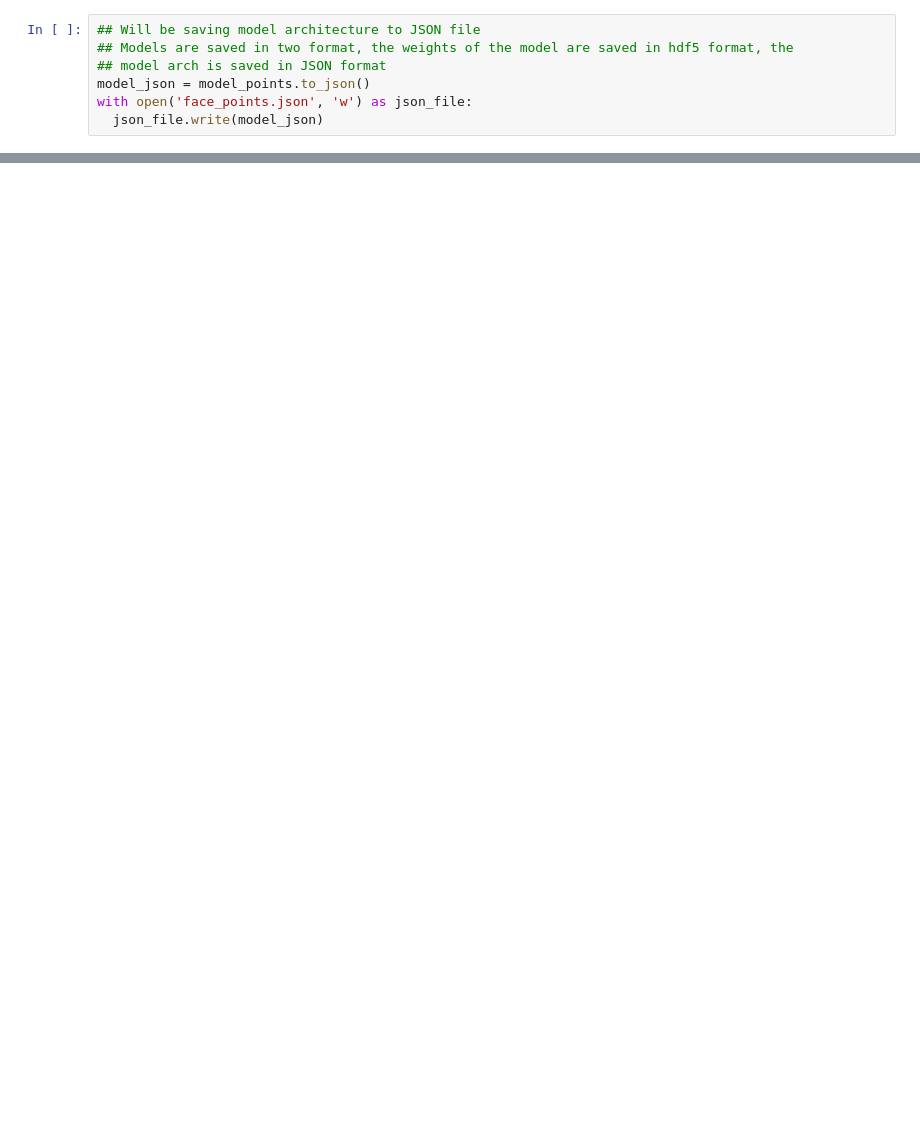
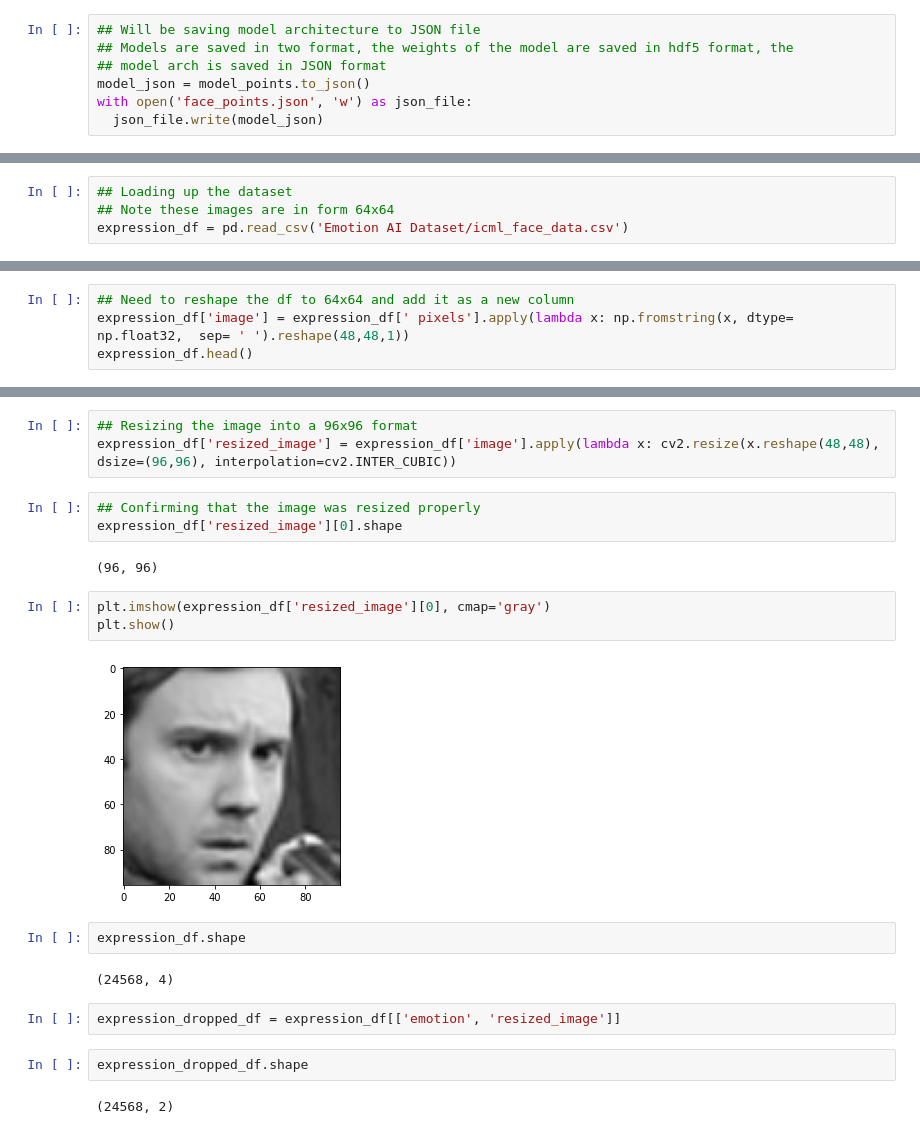
Before and after one commit to speri203/emotion_detection, a Jupyter notebook: Emotion_AI.ipynb, the cells around one changed output, grey strips where cells are left out. Cells and saved outputs as stored; diff of their text form; blank space fills up the shorter version.

```diff
--- a/Emotion_AI.ipynb
+++ b/Emotion_AI.ipynb
@@ -463,0 +512,4 @@ with open('face_points.json', 'w') as json_file:
+# %%
+## Loading up the dataset
+## Note these images are in form 64x64
+expression_df = pd.read_csv('Emotion AI Dataset/icml_face_data.csv')
@@ -463,0 +525,4 @@ with open('face_points.json', 'w') as json_file:
+# %%
+## Need to reshape the df to 64x64 and add it as a new column
+expression_df['image'] = expression_df[' pixels'].apply(lambda x: np.fromstring(x, dtype= np.float32,  sep= ' ').reshape(48,48,1))
+expression_df.head()
@@ -463,0 +536,23 @@ with open('face_points.json', 'w') as json_file:
+# %%
+## Resizing the image into a 96x96 format
+expression_df['resized_image'] = expression_df['image'].apply(lambda x: cv2.resize(x.reshape(48,48), dsize=(96,96), interpolation=cv2.INTER_CUBIC))
+# %%
+## Confirming that the image was resized properly
+expression_df['resized_image'][0].shape
+# %% [output]
+(96, 96)
+# %%
+plt.imshow(expression_df['resized_image'][0], cmap='gray')
+plt.show()
+# %% [output]
+[figure, added]
+# %%
+expression_df.shape
+# %% [output]
+(24568, 4)
+# %%
+expression_dropped_df = expression_df[['emotion', 'resized_image']]
+# %%
+expression_dropped_df.shape
+# %% [output]
+(24568, 2)
```
Also changed, not shown: parts of 27 cells of this notebook.
